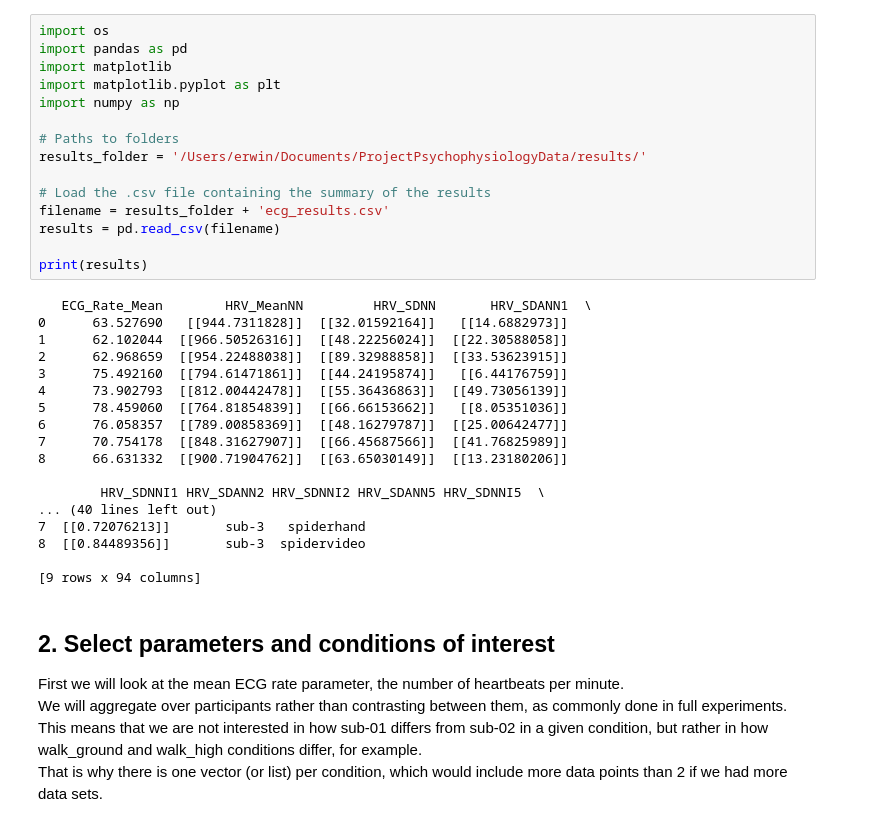
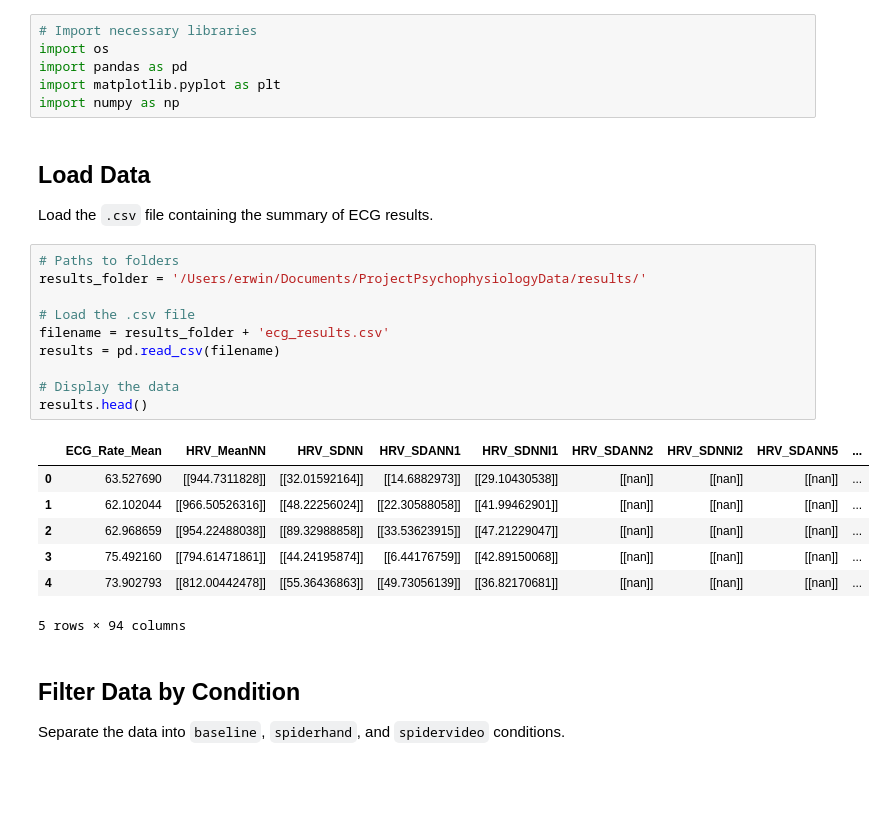
Before and after one commit to noemi-ten/AENGroupProjectPsychophysiology, a Jupyter notebook: 04a_summary-ecg.ipynb, the cells around one changed output. Cells and saved outputs as stored; diff of their text form; blank space fills up the shorter version.

```diff
--- a/04a_summary-ecg.ipynb
+++ b/04a_summary-ecg.ipynb
@@ -5,41 +4,33 @@ Load the .csv file that contains the interval-related analysis results from neur
+# %%
+# Import necessary libraries
+import os
+import pandas as pd
+import matplotlib.pyplot as plt
+import numpy as np
+# %% [markdown]
+## Load Data
+Load the `.csv` file containing the summary of ECG results.
 # %%
-import os
-import pandas as pd
-import matplotlib
-import matplotlib.pyplot as plt
-import numpy as np
-
 # Paths to folders
 results_folder = '/Users/erwin/Documents/ProjectPsychophysiologyData/results/'
 
-# Load the .csv file containing the summary of the results
+# Load the .csv file
 filename = results_folder + 'ecg_results.csv'
 results = pd.read_csv(filename)
 
-print(results)
+# Display the data
+results.head()
 # %% [output]
+|  | ECG_Rate_Mean | HRV_MeanNN | HRV_SDNN | HRV_SDANN1 | HRV_SDNNI1 | HRV_SDANN2 | HRV_SDNNI2 | HRV_SDANN5 | ... |
+| 0 | 63.527690 | [[944.7311828]] | [[32.01592164]] | [[14.6882973]] | [[29.10430538]] | [[nan]] | [[nan]] | [[nan]] | ... |
+| 1 | 62.102044 | [[966.50526316]] | [[48.22256024]] | [[22.30588058]] | [[41.99462901]] | [[nan]] | [[nan]] | [[nan]] | ... |
+| 2 | 62.968659 | [[954.22488038]] | [[89.32988858]] | [[33.53623915]] | [[47.21229047]] | [[nan]] | [[nan]] | [[nan]] | ... |
+| 3 | 75.492160 | [[794.61471861]] | [[44.24195874]] | [[6.44176759]] | [[42.89150068]] | [[nan]] | [[nan]] | [[nan]] | ... |
+| 4 | 73.902793 | [[812.00442478]] | [[55.36436863]] | [[49.73056139]] | [[36.82170681]] | [[nan]] | [[nan]] | [[nan]] | ... |
-   ECG_Rate_Mean        HRV_MeanNN         HRV_SDNN       HRV_SDANN1  \
-0      63.527690   [[944.7311828]]  [[32.01592164]]   [[14.6882973]]
-1      62.102044  [[966.50526316]]  [[48.22256024]]  [[22.30588058]]
-2      62.968659  [[954.22488038]]  [[89.32988858]]  [[33.53623915]]
-3      75.492160  [[794.61471861]]  [[44.24195874]]   [[6.44176759]]
-4      73.902793  [[812.00442478]]  [[55.36436863]]  [[49.73056139]]
-5      78.459060  [[764.81854839]]  [[66.66153662]]   [[8.05351036]]
-6      76.058357  [[789.00858369]]  [[48.16279787]]  [[25.00642477]]
-7      70.754178  [[848.31627907]]  [[66.45687566]]  [[41.76825989]]
-8      66.631332  [[900.71904762]]  [[63.65030149]]  [[13.23180206]]
-
-        HRV_SDNNI1 HRV_SDANN2 HRV_SDNNI2 HRV_SDANN5 HRV_SDNNI5  \
-... (40 lines left out)
-7  [[0.72076213]]       sub-3   spiderhand
-8  [[0.84489356]]       sub-3  spidervideo
-
-[9 rows x 94 columns]
+5 rows × 94 columns
-# %% [markdown]
-## 2. Select parameters and conditions of interest
-First we will look at the mean ECG rate parameter, the number of heartbeats per minute.
-We will aggregate over participants rather than contrasting between them, as commonly done in full experiments. This means that we are not interested in how sub-01 differs from sub-02 in a given condition, but rather in how walk_ground and walk_high conditions differ, for example.
-That is why there is one vector (or list) per condition, which would include more data points than 2 if we had more data sets.
+# %% [markdown]
+## Filter Data by Condition
+Separate the data into `baseline`, `spiderhand`, and `spidervideo` conditions.
 # %%
 # Filter rows for each condition
 baseline = results[results['Condition'] == 'baseline']
```
Also changed, not shown: parts of 13 cells of this notebook, 3 other files.
